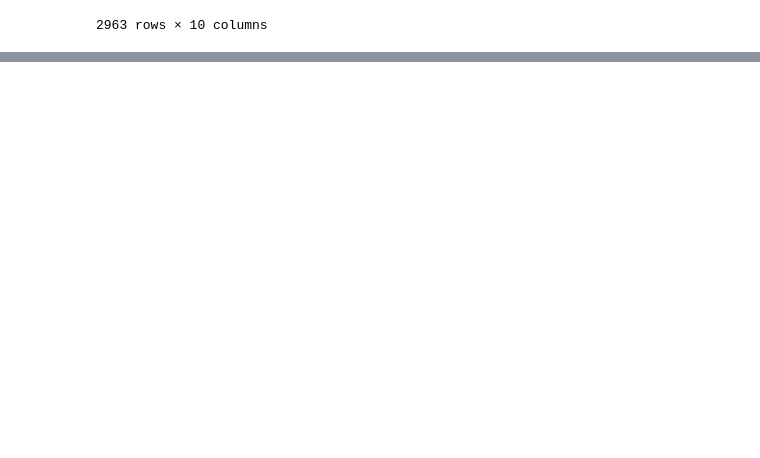
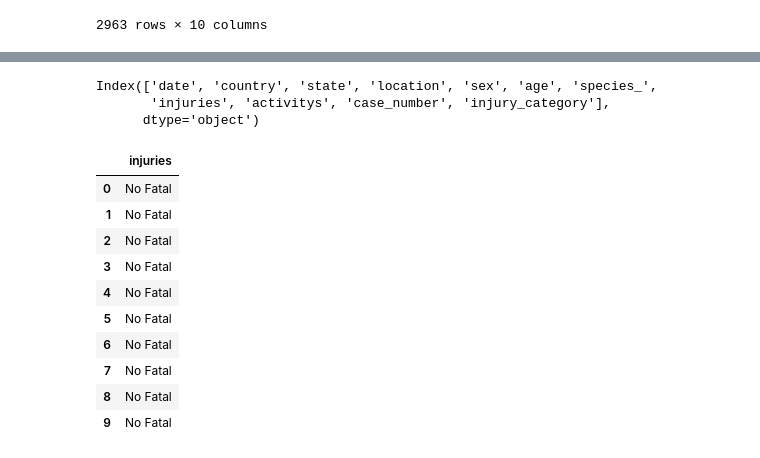
Before and after one commit to cohet3/sharkAttack_g7, a Jupyter notebook: main.ipynb, the cells around one changed output, grey strips where cells are left out. Drawn from its saved outputs; the diff is of its cells as text; code cells hidden in the pictures; blank space fills up the shorter version.

```diff
--- a/main.ipynb
+++ b/main.ipynb
@@ -288,0 +383,20 @@ shark_attack_values.to_csv('shark_attack_clean.csv')
+# %%
+shark_attack_total.columns
+# %% [output]
+Index(['date', 'country', 'state', 'location', 'sex', 'age', 'species_',
+       'injuries', 'activitys', 'case_number', 'injury_category'],
+      dtype='object')
+# %%
+shark_attack_total[['injuries']].head(10)
+# %% [output]
+|  | injuries |
+| 0 | No Fatal |
+| 1 | No Fatal |
+| 2 | No Fatal |
+| 3 | No Fatal |
+| 4 | No Fatal |
+| 5 | No Fatal |
+| 6 | No Fatal |
+| 7 | No Fatal |
+| 8 | No Fatal |
+| 9 | No Fatal |
```
Also changed, not shown: parts of 13 cells of this notebook, 1 other file.
